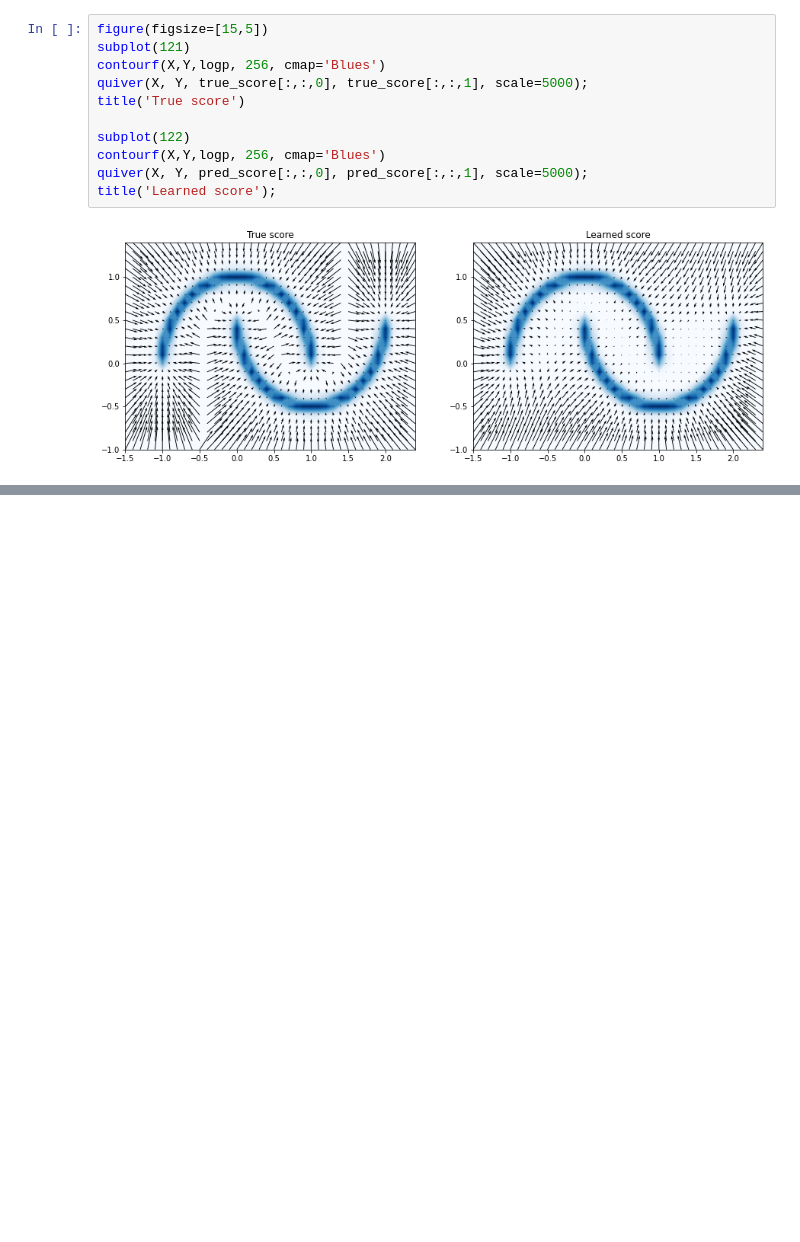
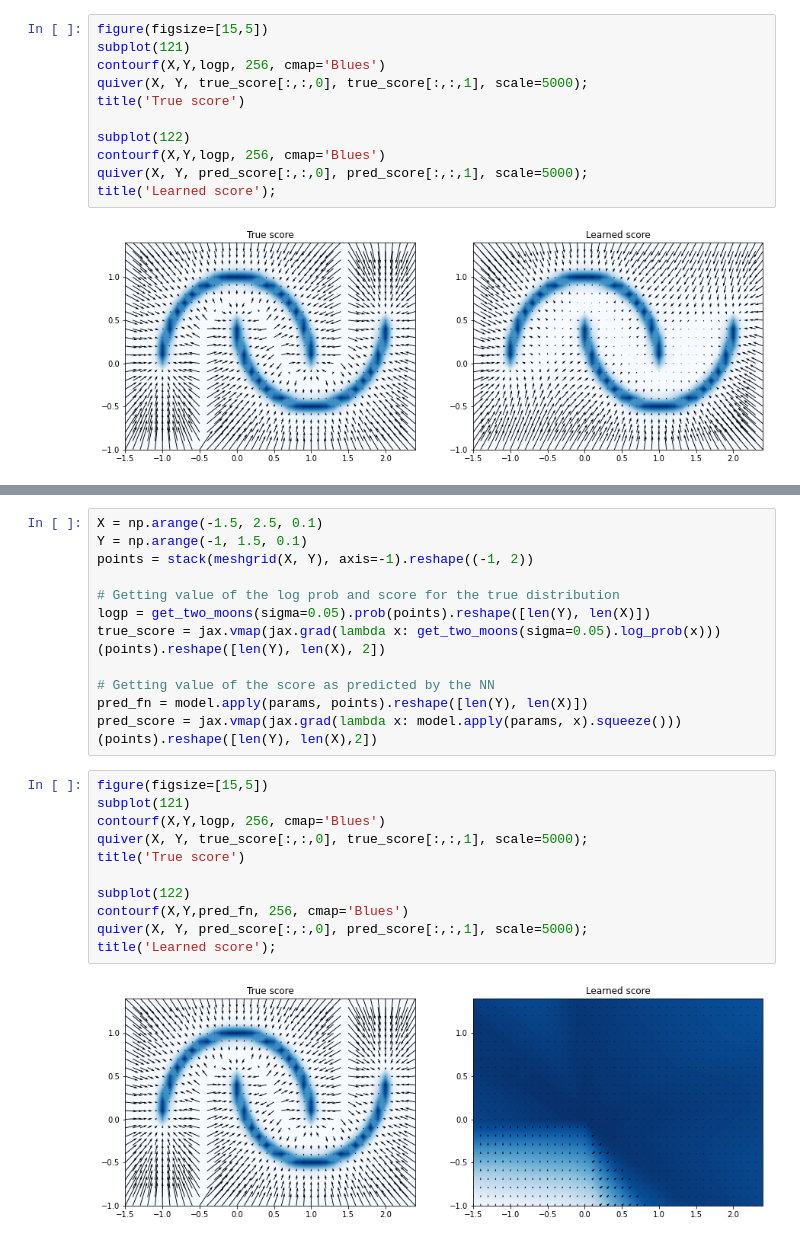
Before and after one commit to astrodeepnet/sbi_experiments, a Jupyter notebook: notebooks/score_matching/DenseScoreMatching.ipynb, the cells around one changed output, grey strips where cells are left out. Drawn from its saved outputs; the diff is of its cells as text; blank space fills up the shorter version.

```diff
--- a/notebooks/score_matching/DenseScoreMatching.ipynb
+++ b/notebooks/score_matching/DenseScoreMatching.ipynb
@@ -141,0 +206,25 @@ title('Learned score');
+# %%
+X = np.arange(-1.5, 2.5, 0.1)
+Y = np.arange(-1, 1.5, 0.1)
+points = stack(meshgrid(X, Y), axis=-1).reshape((-1, 2))
+
+# Getting value of the log prob and score for the true distribution
+logp = get_two_moons(sigma=0.05).prob(points).reshape([len(Y), len(X)])
+true_score = jax.vmap(jax.grad(lambda x: get_two_moons(sigma=0.05).log_prob(x)))(points).reshape([len(Y), len(X), 2])
+
+# Getting value of the score as predicted by the NN
+pred_fn = model.apply(params, points).reshape([len(Y), len(X)])
+pred_score = jax.vmap(jax.grad(lambda x: model.apply(params, x).squeeze()))(points).reshape([len(Y), len(X),2])
+# %%
+figure(figsize=[15,5])
+subplot(121)
+contourf(X,Y,logp, 256, cmap='Blues')
+quiver(X, Y, true_score[:,:,0], true_score[:,:,1], scale=5000);
+title('True score')
+
+subplot(122)
+contourf(X,Y,pred_fn, 256, cmap='Blues')
+quiver(X, Y, pred_score[:,:,0], pred_score[:,:,1], scale=5000);
+title('Learned score');
+# %% [output]
+[figure, added]
```
Also changed, not shown: parts of 15 cells of this notebook.
